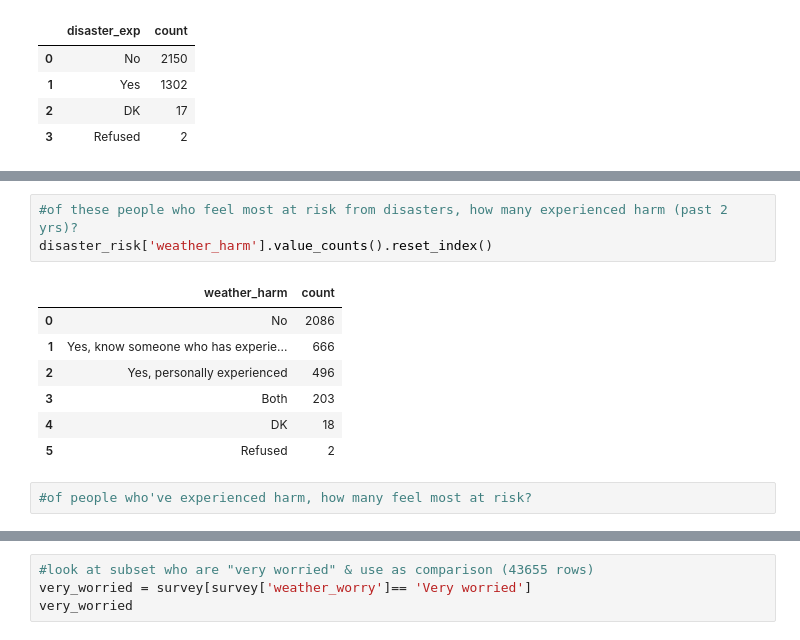
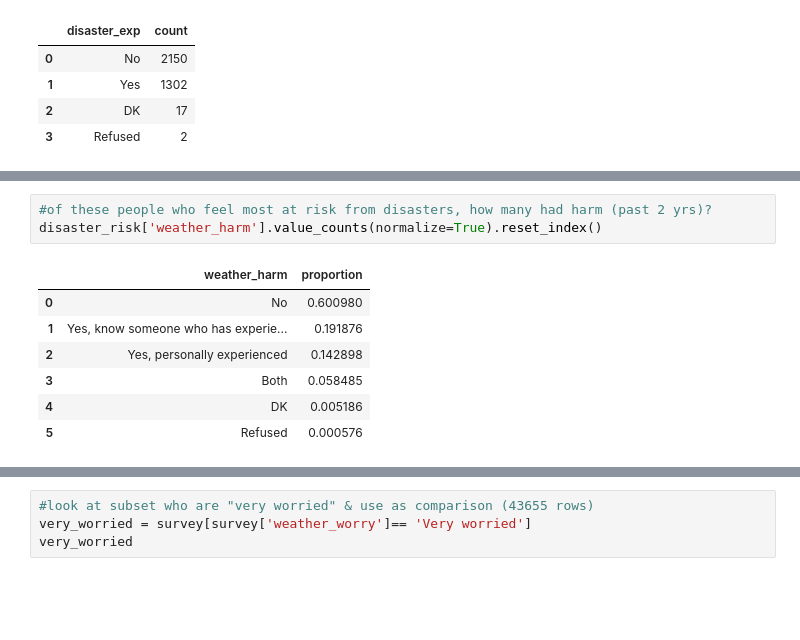
Before and after one commit to eemchadwick/natural_disasters, a Jupyter notebook: notebooks/natural disasters.ipynb, the cells around one changed output, grey strips where cells are left out. Saved outputs shown, nothing was run; the diff lists cells and outputs as text; blank space fills up the shorter version.

```diff
--- a/notebooks/natural disasters.ipynb
+++ b/notebooks/natural disasters.ipynb
@@ -2152,13 +2201,11 @@ disaster_risk['disaster_exp_type'].value_counts().reset_index()
 # %%
-#of these people who feel most at risk from disasters, how many experienced harm (past 2 yrs)?
-disaster_risk['weather_harm'].value_counts().reset_index()
+#of these people who feel most at risk from disasters, how many had harm (past 2 yrs)?
+disaster_risk['weather_harm'].value_counts(normalize=True).reset_index()
 # %% [output]
-|  | weather_harm | count |
-| 0 | No | 2086 |
-| 1 | Yes, know someone who has experie... | 666 |
-| 2 | Yes, personally experienced | 496 |
-| 3 | Both | 203 |
-| 4 | DK | 18 |
-| 5 | Refused | 2 |
+|  | weather_harm | proportion |
+| 0 | No | 0.600980 |
+| 1 | Yes, know someone who has experie... | 0.191876 |
+| 2 | Yes, personally experienced | 0.142898 |
+| 3 | Both | 0.058485 |
+| 4 | DK | 0.005186 |
+| 5 | Refused | 0.000576 |
-# %%
-#of people who've experienced harm, how many feel most at risk?
```
Also changed, not shown: parts of 48 cells of this notebook, 1 other file.
